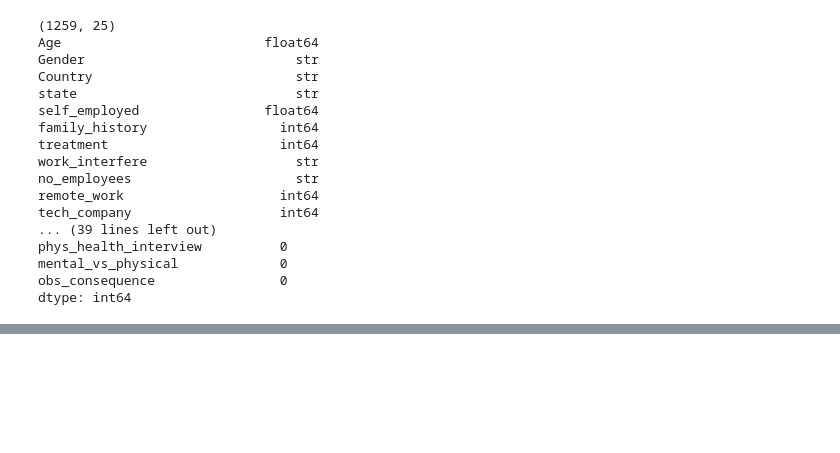
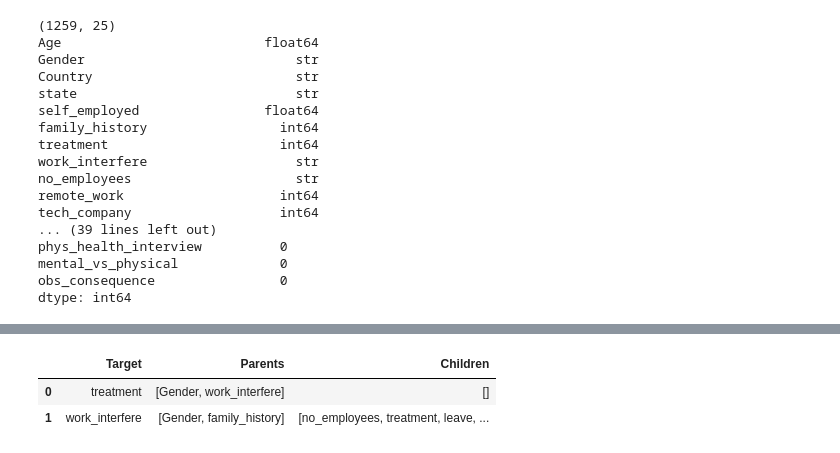
Before and after one commit to mateidiana/WellBeingModelling, a Jupyter notebook: notebooks/bayesian_networks/04_1_bn_mh_tech.ipynb, the cells around one changed output, grey strips where cells are left out. Cells and saved outputs as stored; diff of their text form; code cells hidden in the pictures; blank space fills up the shorter version.

```diff
--- a/notebooks/bayesian_networks/04_1_bn_mh_tech.ipynb
+++ b/notebooks/bayesian_networks/04_1_bn_mh_tech.ipynb
@@ -44,0 +313,12 @@ dtype: int64
+# %%
+# Fit the restricted BN
+bn_restricted = DiscreteBayesianNetwork(learned_dag_restricted.edges())
+
+bn_restricted.fit(
+    df_bn_model,
+    estimator=BayesianEstimator,
+    prior_type="BDeu",
+    equivalent_sample_size=10
+)
+
+print("Restricted model check:", bn_restricted.check_model())
@@ -44,0 +327,7 @@ dtype: int64
+# %%
+# Compare key parents of treatment and work_interfere
+# This is useful for interpretation in the thesis
+for target in ["treatment", "work_interfere"]:
+    if target in bn_restricted.nodes():
+        print(f"\nParents of {target} in restricted BN:")
+        print(list(bn_restricted.predecessors(target)))
@@ -44,0 +389,18 @@ dtype: int64
+# %%
+# Summarize the learned local neighborhood of the two key outcomes
+# This gives a compact interpretation of the network structure
+summary_rows = []
+
+for target in ["treatment", "work_interfere"]:
+    if target in bn_restricted.nodes():
+        summary_rows.append({
+            "Target": target,
+            "Parents": list(bn_restricted.predecessors(target)),
+            "Children": list(bn_restricted.successors(target))
+        })
+
+pd.DataFrame(summary_rows)
+# %% [output]
+|  | Target | Parents | Children |
+| 0 | treatment | [Gender, work_interfere] | [] |
+| 1 | work_interfere | [Gender, family_history] | [no_employees, treatment, leave, ... |
```
Also changed, not shown: parts of 15 cells of this notebook.
